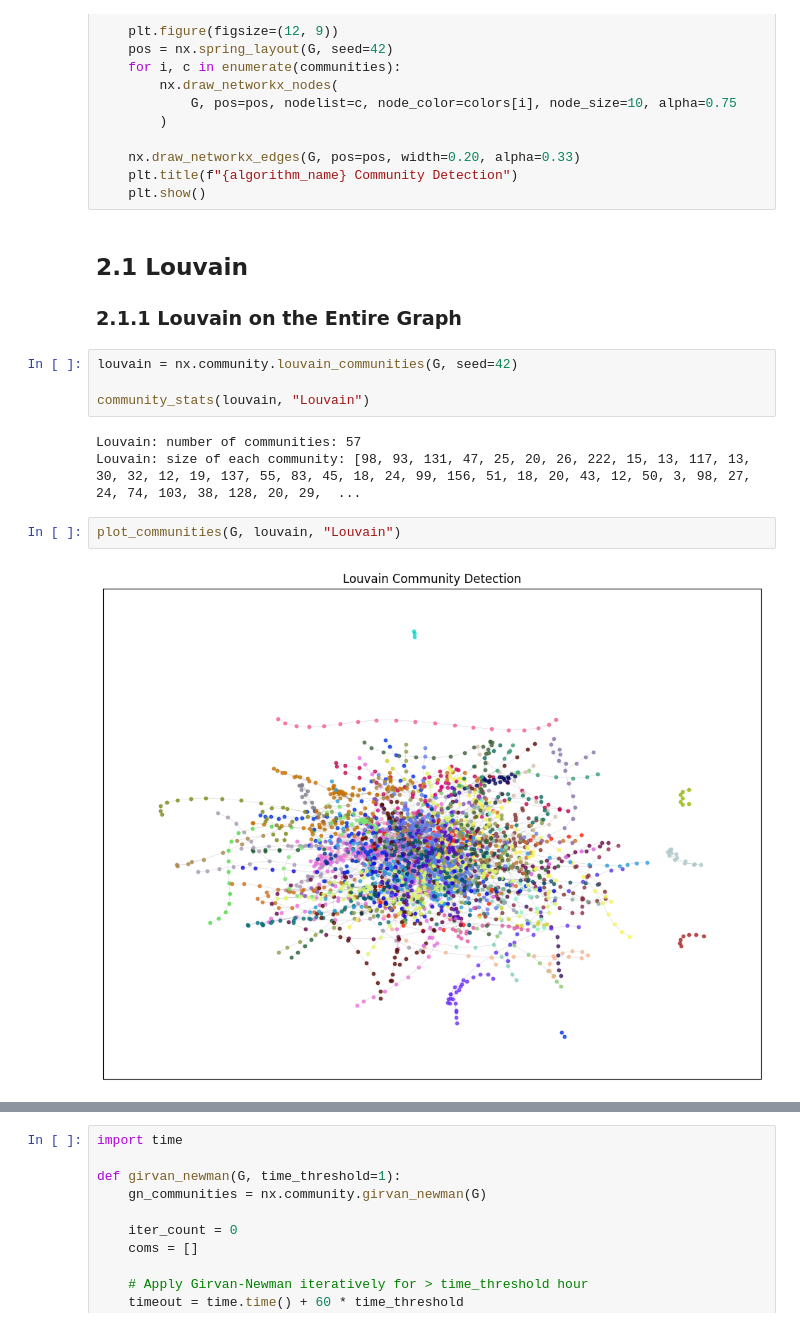
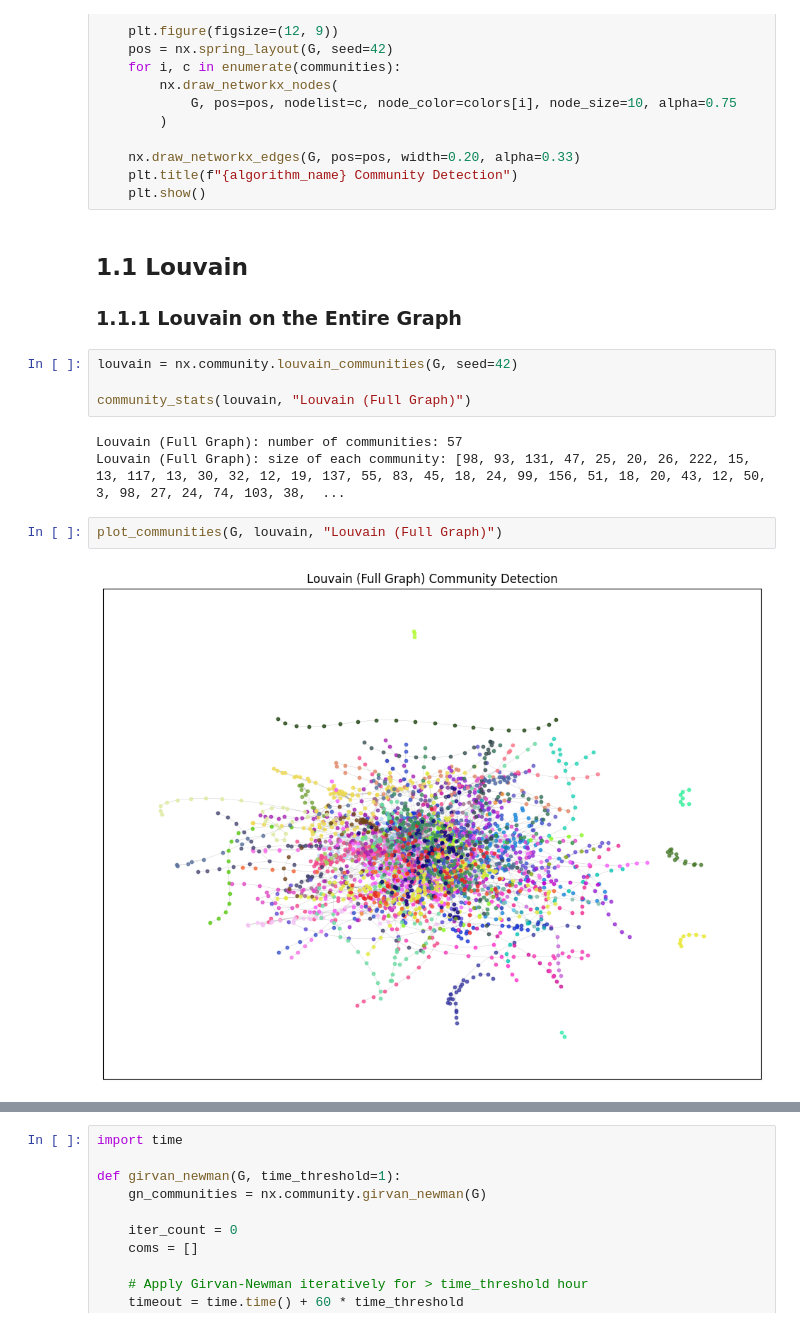
Before and after one commit to mattduerrmeier/sbb-analytics, a Jupyter notebook: community_detection.ipynb, the cells around one changed output, grey strips where cells are left out. Saved outputs shown, nothing was run; the diff lists cells and outputs as text.

```diff
--- a/community_detection.ipynb
+++ b/community_detection.ipynb
@@ -48,18 +54,18 @@ def plot_communities(G, communities, algorithm_name):
     plt.title(f"{algorithm_name} Community Detection")
     plt.show()
 # %% [markdown]
-## 2.1 Louvain
+## 1.1 Louvain
 
-### 2.1.1 Louvain on the Entire Graph
+### 1.1.1 Louvain on the Entire Graph
 # %%
 louvain = nx.community.louvain_communities(G, seed=42)
 
-community_stats(louvain, "Louvain")
+community_stats(louvain, "Louvain (Full Graph)")
 # %% [output]
-Louvain: number of communities: 57
-Louvain: size of each community: [98, 93, 131, 47, 25, 20, 26, 222, 15, 13, 117, 13, 30, 32, 12, 19, 137, 55, 83, 45, 18, 24, 99, 156, 51, 18, 20, 43, 12, 50, 3, 98, 27, 24, 74, 103, 38, 128, 20, 29,  ...
+Louvain (Full Graph): number of communities: 57
+Louvain (Full Graph): size of each community: [98, 93, 131, 47, 25, 20, 26, 222, 15, 13, 117, 13, 30, 32, 12, 19, 137, 55, 83, 45, 18, 24, 99, 156, 51, 18, 20, 43, 12, 50, 3, 98, 27, 24, 74, 103, 38,  ...
 # %%
-plot_communities(G, louvain, "Louvain")
+plot_communities(G, louvain, "Louvain (Full Graph)")
 # %% [output]
-[figure, old version]
+[figure, new version]
 # %% [markdown]
```
Also changed, not shown: parts of 19 cells of this notebook, 1 other file.
